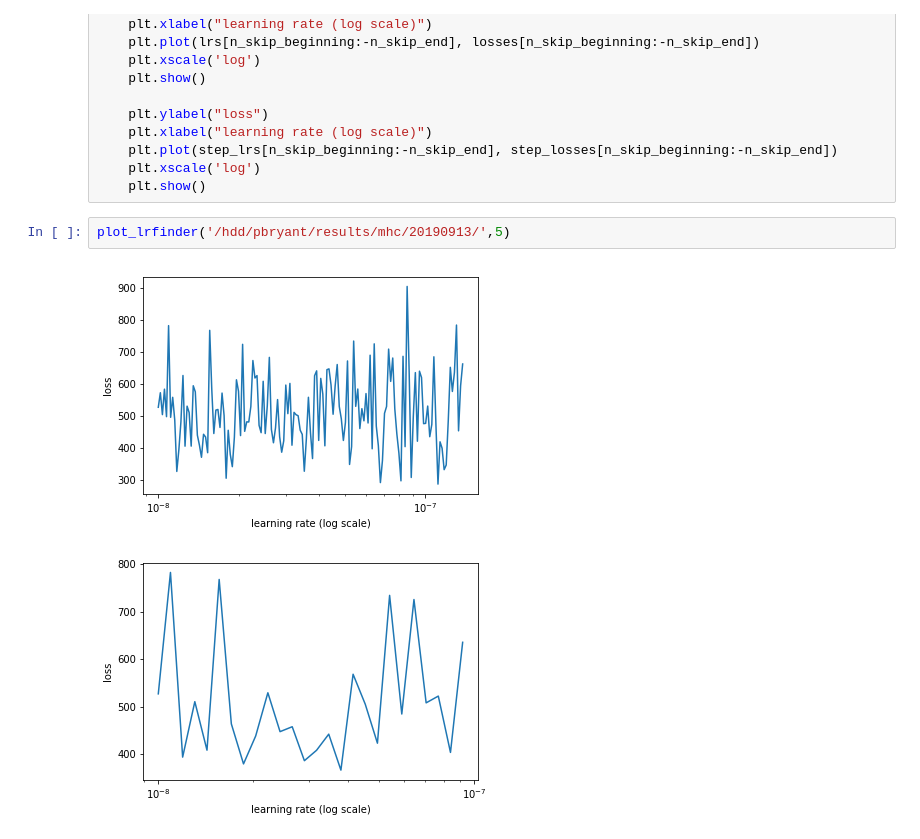
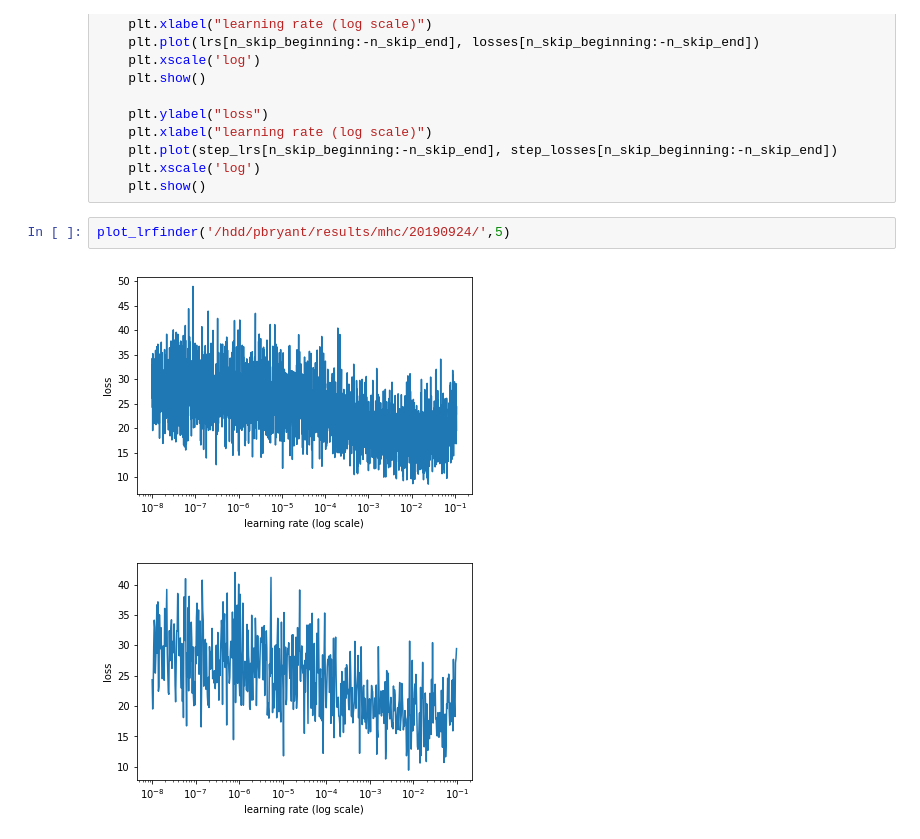
Before and after one commit to patrickbryant1/MHCII, a Jupyter notebook: lrfinder_analysis.ipynb, the cells around one changed output. Drawn from its saved outputs; the diff is of its cells as text.

```diff
--- a/lrfinder_analysis.ipynb
+++ b/lrfinder_analysis.ipynb
@@ -57,7 +57,7 @@ def plot_lrfinder(base, step):
     plt.xscale('log')
     plt.show()
 # %%
-plot_lrfinder('/hdd/pbryant/results/mhc/20190913/',5)
+plot_lrfinder('/hdd/pbryant/results/mhc/20190924/',5)
 # %% [output]
-[figure, old version]
+[figure, new version]
-[figure, old version]
+[figure, new version]
```
Also changed, not shown: 2 other files.
